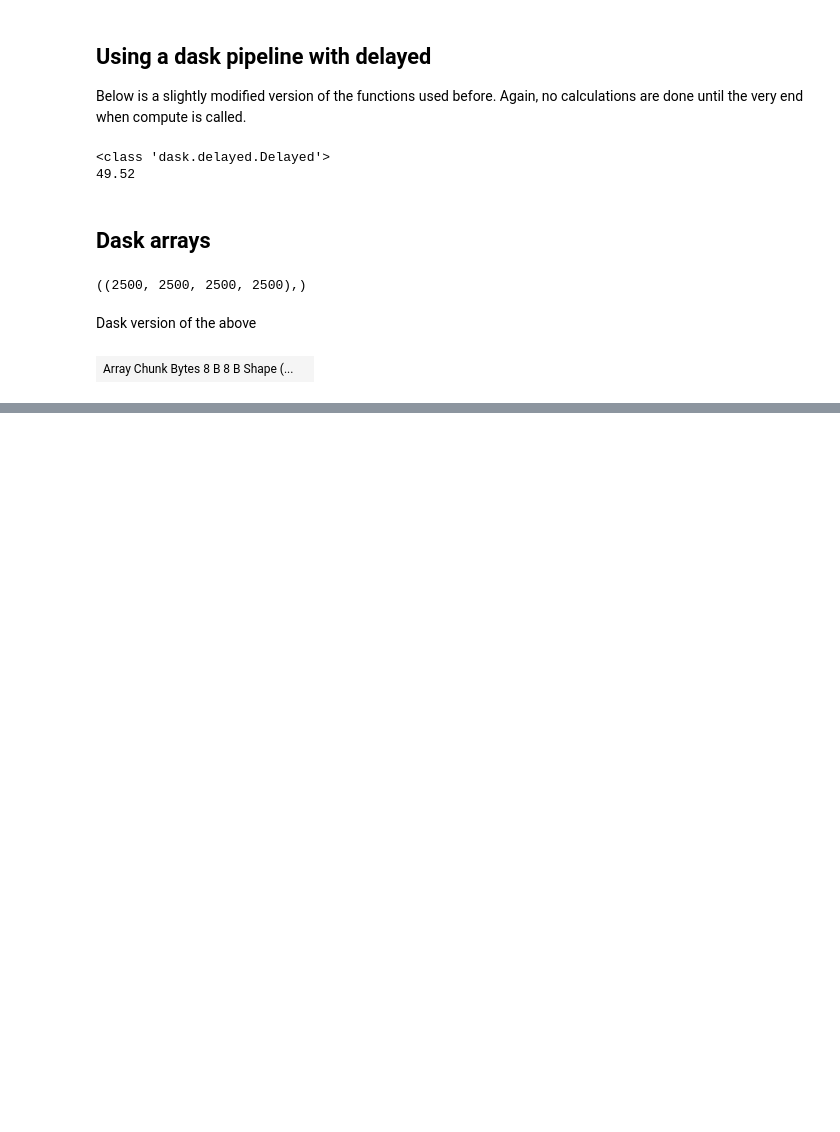
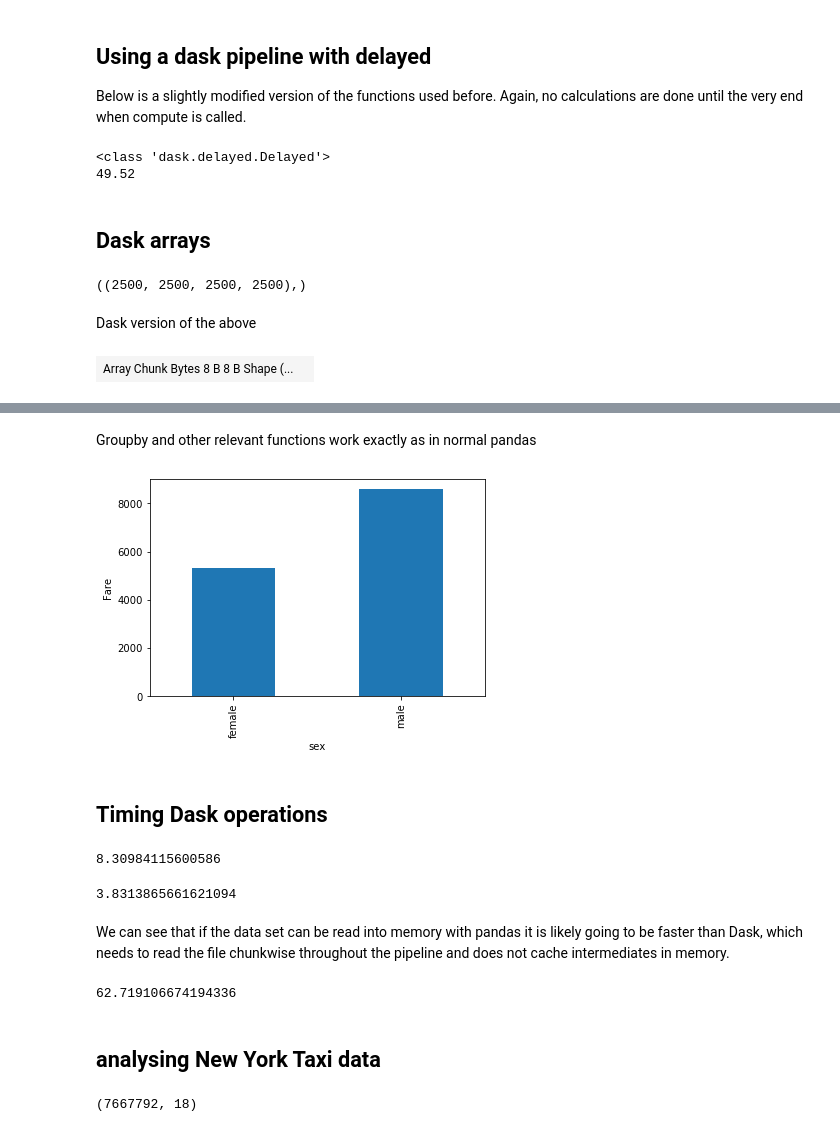
Before and after one commit to pvahtera/Dask, a Jupyter notebook: Scripts/Dask_practical.ipynb, the cells around one changed output, grey strips where cells are left out. Drawn from its saved outputs; the diff is of its cells as text; code cells hidden in the pictures; blank space fills up the shorter version.

```diff
--- a/Scripts/Dask_practical.ipynb
+++ b/Scripts/Dask_practical.ipynb
@@ -256,0 +406,20 @@ result.visualize(rankdir='LR') # forces horizontal layout
+# %% [markdown]
+Groupby and other relevant functions work exactly as in normal pandas
+# %%
+# Grouby filtered by the 'Year' column: yearly
+yearly = titanic.groupby('sex')
+
+# Calculate the mean of yearly: yearly_mean
+yearly_mean = yearly.mean()
+
+# Call .compute() to perform the computation: result
+result = yearly_mean.compute()
+
+# Plot the 'value' column with .plot.line()
+result['fare'].plot.bar()
+plt.ylabel('Fare')
+plt.show()
+# %% [output]
+[figure, added]
+# %% [markdown]
+## Timing Dask operations
@@ -256,0 +437,39 @@ result.visualize(rankdir='LR') # forces horizontal layout
+# %%
+# Call time.time()
+t0 = time.time()
+
+# Read into df
+df = pd.read_csv('dask_titanic_test1.csv')
+
+# Group df by region: result
+result = myfunc(df)
+
+# Call time.time()
+t1 = time.time()
+
+# Print the execution time
+print((t1-t0)*1000)
+# %% [output]
+8.30984115600586
+# %%
+# Time the execution with Pandas and print in milliseconds
+df = pd.read_csv('dask_titanic_test1.csv')
+t0 = time.time()
+result = myfunc(df)
+t1 = time.time()
+print((t1-t0)*1000)
+# %% [output]
+3.8313865661621094
+# %% [markdown]
+We can see that if the data set can be read into memory with pandas it is likely going to be faster than Dask, which needs to read the file chunkwise throughout the pipeline and does not cache intermediates in memory.
+# %%
+# Time the execution of dd.read_csv and myfunc together with 'dask_titanic_test1.csv' and print in milliseconds
+t0 = time.time()
+df = dd.read_csv('dask_titanic_test1.csv')
+result = myfunc(df).compute()
+t1 = time.time()
+print((t1-t0)*1000)
+# %% [output]
+62.719106674194336
+# %% [markdown]
+## analysing New York Taxi data
@@ -256,0 +478,4 @@ result.visualize(rankdir='LR') # forces horizontal layout
+# %%
+df.shape
+# %% [output]
+(7667792, 18)
```
Also changed, not shown: parts of 86 cells of this notebook.
